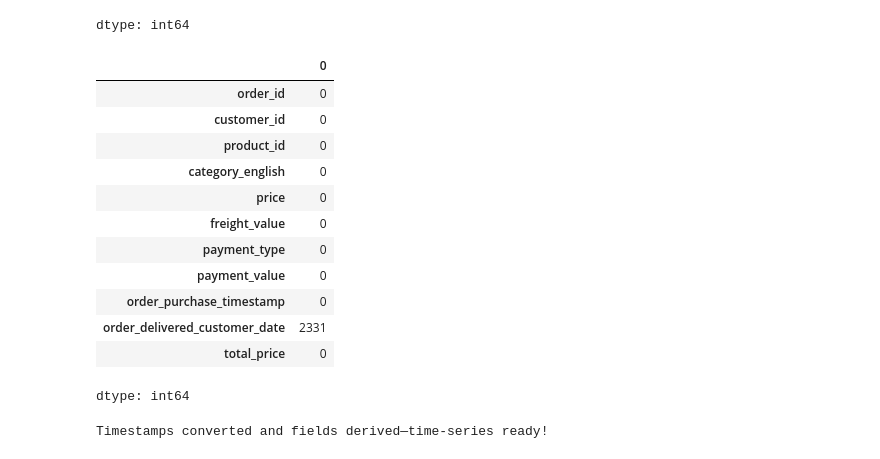
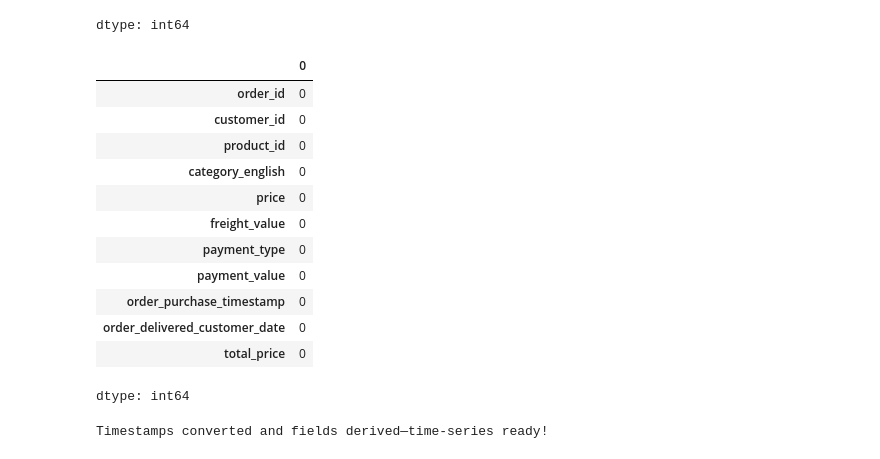
Before and after one commit to Kanakbaghel/Capstone_Project, a Jupyter notebook: Scripts/P1 : Data Cleaning and Exploration.ipynb, the cells around one changed output. Cells and saved outputs as stored; diff of their text form; code cells hidden in the pictures.

Commit message:
Update sales null values

```diff
--- a/Scripts/P1 : Data Cleaning and Exploration.ipynb
+++ b/Scripts/P1 : Data Cleaning and Exploration.ipynb
@@ -396,21 +396,21 @@ dtype: int64
 # %%
 median_date = sales['order_purchase_timestamp'].median()
 sales['order_purchase_timestamp'] = sales['order_purchase_timestamp'].fillna(median_date)
-sales['order_delivered_customer_date'] = sales['order_delivered_customer_date'].fillna(pd.NaT)
+sales['order_delivered_customer_date'] = sales['order_delivered_customer_date'].fillna('Not delivered')
 
 sales.isnull().sum()
 # %% [output]
 |  | 0 |
 | order_id | 0 |
 | customer_id | 0 |
 | product_id | 0 |
 | category_english | 0 |
 | price | 0 |
 | freight_value | 0 |
 | payment_type | 0 |
 | payment_value | 0 |
 | order_purchase_timestamp | 0 |
-| order_delivered_customer_date | 2331 |
+| order_delivered_customer_date | 0 |
 | total_price | 0 |
 dtype: int64
 # %%
```
